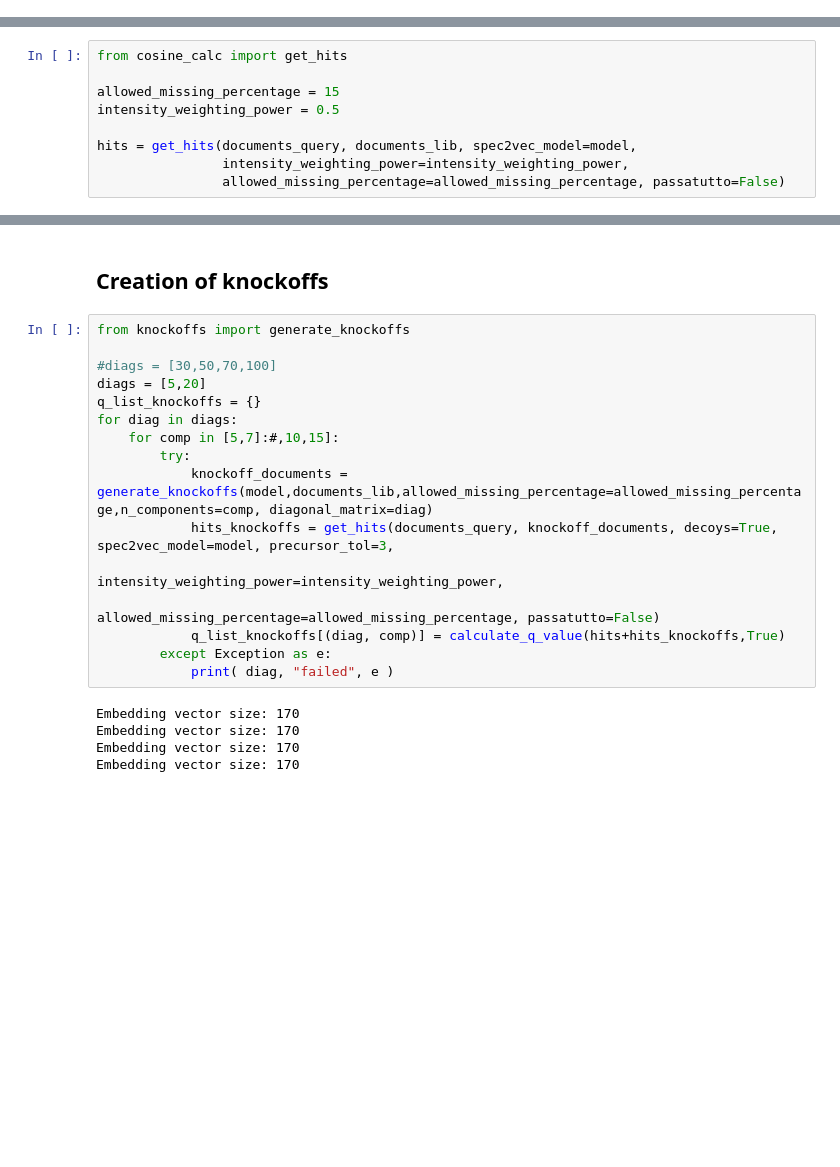
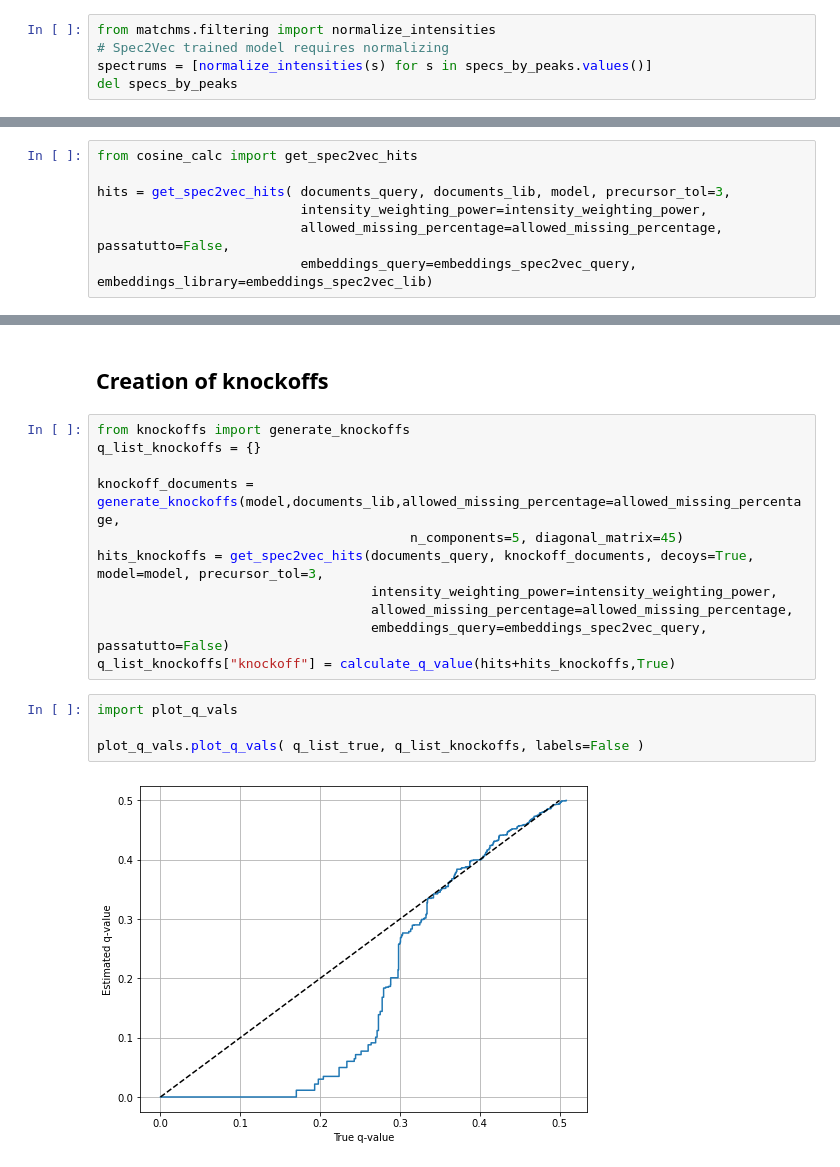
Before and after one commit to nitrozyna/FDR-Metabolomics, a Jupyter notebook: notebooks/knockoffs_lcms.ipynb, the cells around one changed output, grey strips where cells are left out. Drawn from its saved outputs; the diff is of its cells as text; blank space fills up the shorter version.

```diff
--- a/notebooks/knockoffs_lcms.ipynb
+++ b/notebooks/knockoffs_lcms.ipynb
@@ -35,5 +36,10 @@ spectrums = list(specs_by_peaks.values())
 # %% [markdown]
 Creating a mapping of the inchi key prefixes to the spectrums in order to identify matching spectra
+# %%
+from matchms.filtering import normalize_intensities
+# Spec2Vec trained model requires normalizing
+spectrums = [normalize_intensities(s) for s in specs_by_peaks.values()]
+del specs_by_peaks
 # %%
 inchi_dict = {}
 for s in spectrums:
@@ -82,12 +112,10 @@ model = gensim.models.Word2Vec.load(model_file)
 # %%
-from cosine_calc import get_hits
+from cosine_calc import get_spec2vec_hits
 
-allowed_missing_percentage = 15
-intensity_weighting_power = 0.5
-
-hits = get_hits(documents_query, documents_lib, spec2vec_model=model,
-                intensity_weighting_power=intensity_weighting_power,
-                allowed_missing_percentage=allowed_missing_percentage, passatutto=False)
+hits = get_spec2vec_hits( documents_query, documents_lib, model, precursor_tol=3,
+                          intensity_weighting_power=intensity_weighting_power,
+                          allowed_missing_percentage=allowed_missing_percentage, passatutto=False,
+                          embeddings_query=embeddings_spec2vec_query, embeddings_library=embeddings_spec2vec_lib)
 # %%
 # Calculating true q-value scores
 from q_value_calc import calculate_q_value
@@ -96,22 +124,18 @@ q_list_true = calculate_q_value(hits)
 ## Creation of knockoffs
 # %%
 from knockoffs import generate_knockoffs
+q_list_knockoffs = {}
 
-#diags = [30,50,70,100]
-diags = [5,20]
-q_list_knockoffs = {}
-for diag in diags:
-    for comp in [5,7]:#,10,15]:
-        try:
-            knockoff_documents = generate_knockoffs(model,documents_lib,allowed_missing_percentage=allowed_missing_percentage,n_components=comp, diagonal_matrix=diag)
-            hits_knockoffs = get_hits(documents_query, knockoff_documents, decoys=True, spec2vec_model=model, precursor_tol=3,
-                                                                    intensity_weighting_power=intensity_weighting_power,
-                                                                    allowed_missing_percentage=allowed_missing_percentage, passatutto=False)
-            q_list_knockoffs[(diag, comp)] = calculate_q_value(hits+hits_knockoffs,True)
-        except Exception as e:
-            print( diag, "failed", e )
+knockoff_documents = generate_knockoffs(model,documents_lib,allowed_missing_percentage=allowed_missing_percentage,
+                                        n_components=5, diagonal_matrix=45)
+hits_knockoffs = get_spec2vec_hits(documents_query, knockoff_documents, decoys=True, model=model, precursor_tol=3,
+                                   intensity_weighting_power=intensity_weighting_power,
+                                   allowed_missing_percentage=allowed_missing_percentage,
+                                   embeddings_query=embeddings_spec2vec_query, passatutto=False)
+q_list_knockoffs["knockoff"] = calculate_q_value(hits+hits_knockoffs,True)
-# %% [output]
-Embedding vector size: 170
-Embedding vector size: 170
-Embedding vector size: 170
-Embedding vector size: 170
+# %%
+import plot_q_vals
+
+plot_q_vals.plot_q_vals( q_list_true, q_list_knockoffs, labels=False )
+# %% [output]
+[figure, added]
```
Also changed, not shown: parts of 17 cells of this notebook.
